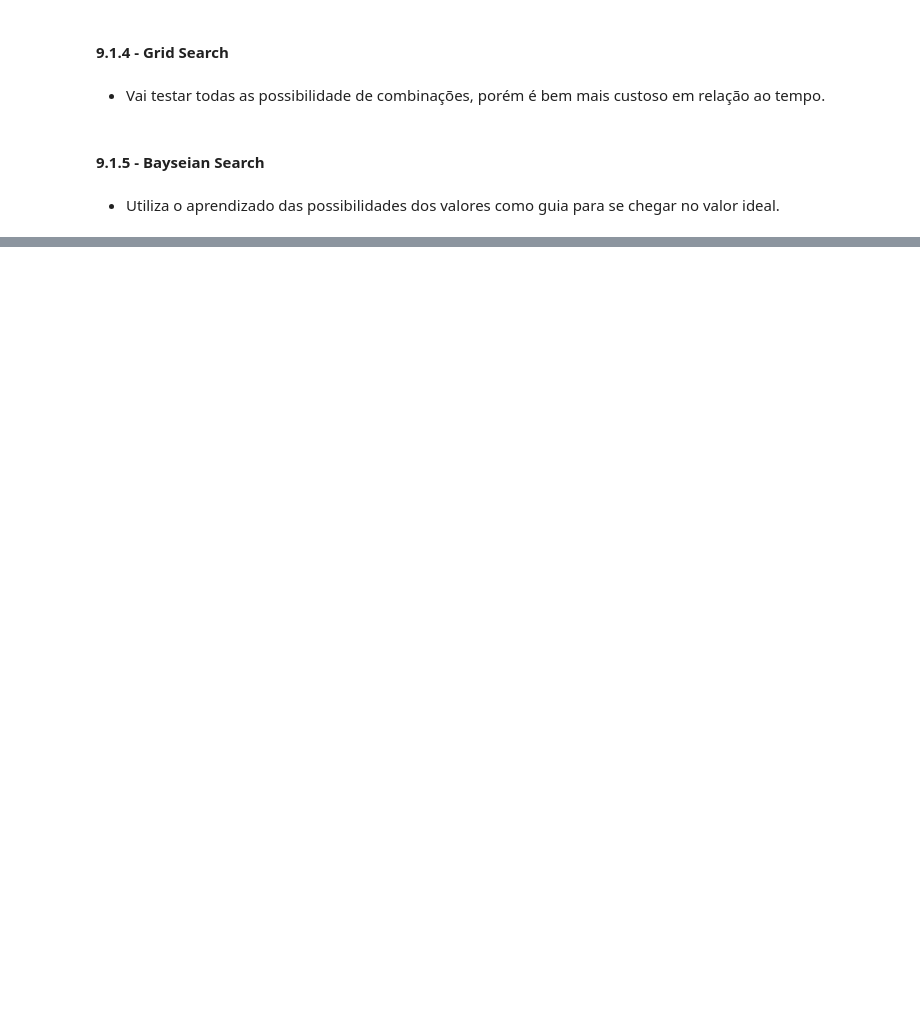
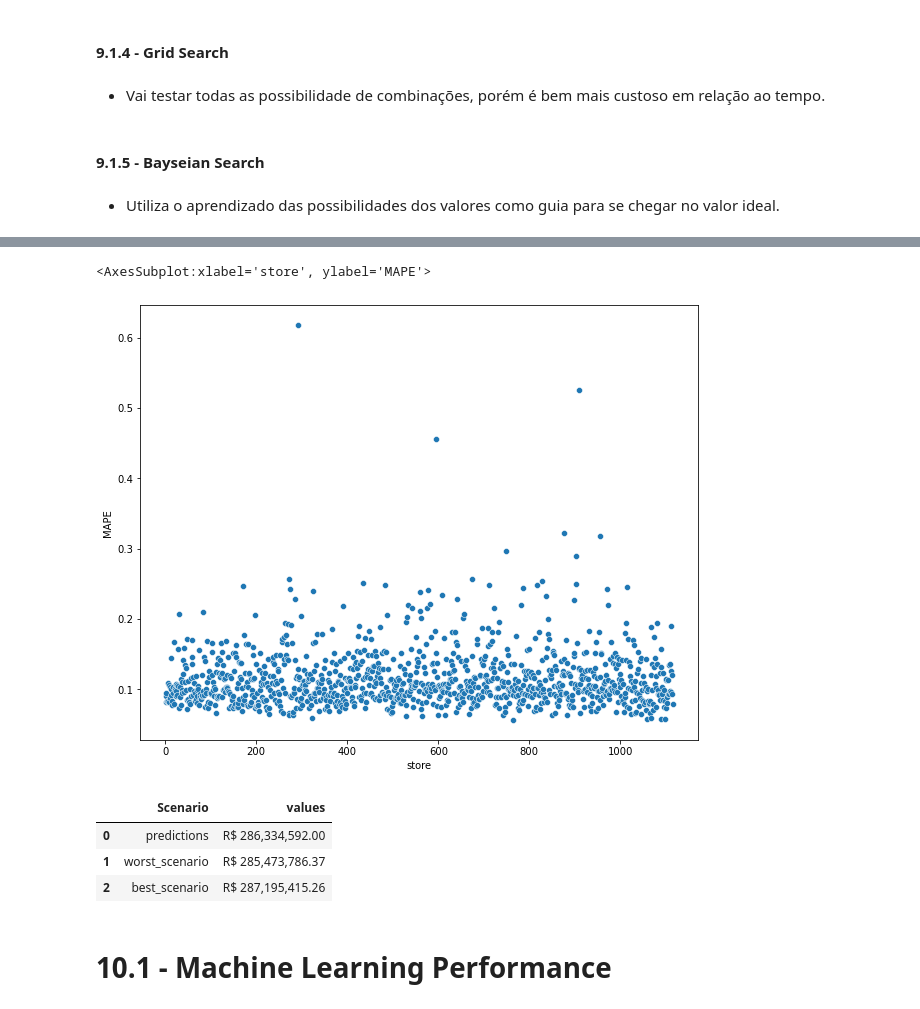
Before and after one commit to CarvalhooNeto/DataScience_Em_Producao, a Jupyter notebook: Store_Sales_Prediction-Copy1.ipynb, the cells around one changed output, grey strips where cells are left out. Drawn from its saved outputs; the diff is of its cells as text; code cells hidden in the pictures; blank space fills up the shorter version.

```diff
--- a/Store_Sales_Prediction-Copy1.ipynb
+++ b/Store_Sales_Prediction-Copy1.ipynb
@@ -1420,0 +1423,7 @@ mpe
+# %%
+df7 = X_test[ cols_selected_boruta_full ]
+
+# rescale
+
+df7['sales'] = np.expm1( df7['sales'] )
+df7['predictions'] = np.expm1( yhat_xgb_tuned )
@@ -1420,0 +1441,20 @@ mpe
+# %%
+# sum store x predctions
+df71 = df7[['store', 'predictions']].groupby('store').sum().reset_index()
+
+# MAE
+df71_aux = df7[['store', 'sales', 'predictions']].groupby('store').apply( lambda x : mt.mean_absolute_error( x['sales'], x['predictions'])).reset_index().rename( columns = { 0 : 'MAE' })
+
+# MAPE
+df71_aux2 = df7[['store', 'sales', 'predictions']].groupby('store').apply( lambda x : mean_absolute_percentage_error( x['sales'], x['predictions'] ) ).reset_index().rename( columns = {0 : 'MAPE'})
+
+# Merge
+df71_aux3 = pd.merge( df71_aux, df71_aux2, how = 'inner', on = 'store')
+df_final = pd.merge( df71, df71_aux3, how = 'inner', on = 'store' )
+
+# Scenarios
+df_final['worst_scenario'] = df_final['predictions'] - df_final['MAE']
+df_final['best_scenario'] = df_final['predictions'] + df_final['MAE']
+
+# order columns
+df_final = df_final[['store', 'predictions', 'worst_scenario', 'best_scenario', 'MAE','MAPE']]
@@ -1420,0 +1475,6 @@ mpe
+# %%
+plt.figure( figsize = ( 10, 8 ) )
+sns.scatterplot( x = 'store', y = 'MAPE', data = df_final )
+# %% [output]
+<AxesSubplot:xlabel='store', ylabel='MAPE'>
+[figure, added]
@@ -1420,0 +1484,9 @@ mpe
+# %%
+df_final2
+# %% [output]
+|  | Scenario | values |
+| 0 | predictions | R$ 286,334,592.00 |
+| 1 | worst_scenario | R$ 285,473,786.37 |
+| 2 | best_scenario | R$ 287,195,415.26 |
+# %% [markdown]
+# 10.1 - Machine Learning Performance
```
Also changed, not shown: parts of 13 cells of this notebook.
